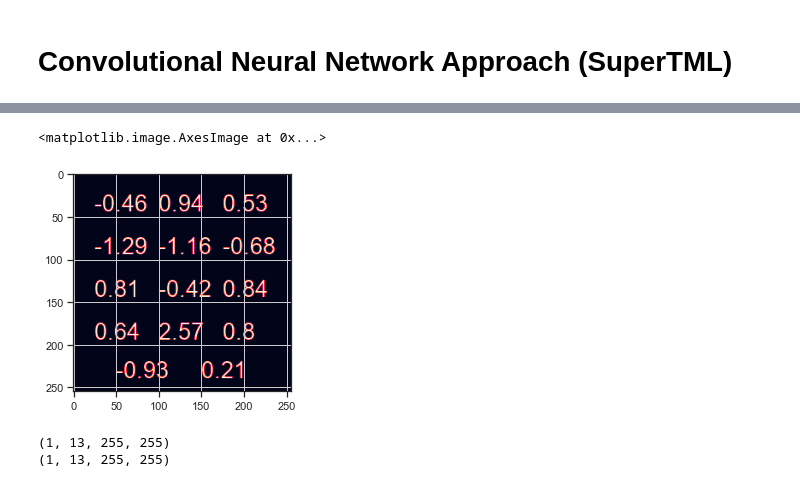
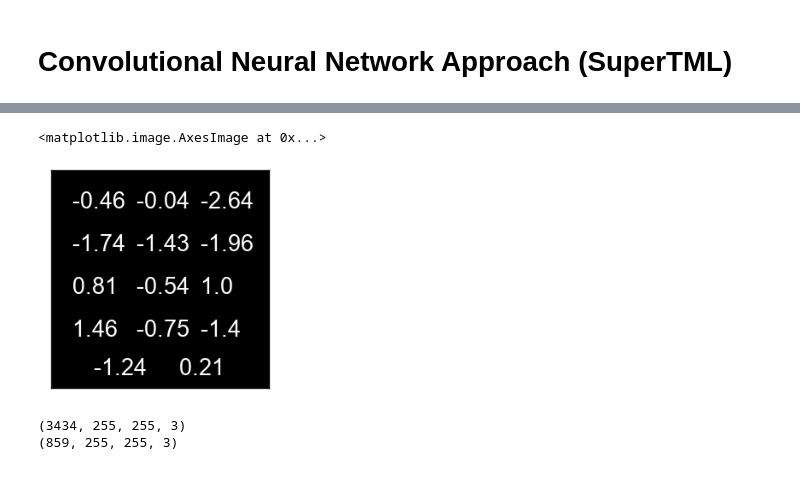
Before and after one commit to nullmaxwell/learnify, a Jupyter notebook: main.ipynb, the cells around one changed output, grey strips where cells are left out. Cells and saved outputs as stored; diff of their text form; code cells hidden in the pictures.

Commit message:
CNN now trainable, image creation complete.

```diff
--- a/main.ipynb
+++ b/main.ipynb
@@ -448,29 +448,43 @@ def imageEncode(data):
                 (25, 170), (100, 170),(175, 170),
                 (50, 215), (150, 215)]
 
+    # Going through each row
     for row in data.iterrows():
+        # Generate base image
         bg = np.array([[0 for _ in range(255)] for _ in range(255)], dtype = 'uint8')
         image = Image.fromarray(bg)
         draw = ImageDraw.Draw(image)
 
+        # Adding each feature to the image
         l = 0
         for col in range(0, len(data.columns)):
           value = round(row[1][col], 2)
           draw.text(location[l], str(value), fill = 'white', font = font)
           l += 1
 
-    rgb = [np.array(image, dtype='uint8') for _ in range(13)]
-    images.append(rgb)
+        rgb = [np.array(image, dtype='uint8') for _ in range(3)]
+        images.append(rgb)
 
-    return np.array(images) / 255
+    images = np.array(images) / 255
+
+    # move to channels last format
+    images = np.moveaxis(images, 1, -1)
+
+    return images
+
+    # images = np.array(images) / 255
+    # return np.reshape(images, (len(images), 255, 255, 3))
 # %%
 temp_set = imageEncode(cnn_train_X.sample(1))
 # %%
-plt.grid()
-plt.imshow(temp_set[-1][0])
+plt.figure()
+plt.xticks([])
+plt.yticks([])
+plt.grid(False)
+plt.imshow(temp_set[0])
 # %% [output]
 <matplotlib.image.AxesImage at 0x...>
-[figure, old version]
+[figure, new version]
 # %%
 cnn_train_X = imageEncode(cnn_train_X)
 cnn_valid_X = imageEncode(cnn_valid_X)
@@ -478,8 +492,8 @@ cnn_valid_X = imageEncode(cnn_valid_X)
 print(cnn_train_X.shape)
 print(cnn_valid_X.shape)
 # %% [output]
-(1, 13, 255, 255)
-(1, 13, 255, 255)
+(3434, 255, 255, 3)
+(859, 255, 255, 3)
 # %%
 from tensorflow.keras import datasets, layers, models
 from tensorflow.keras.layers import Input, Dropout, Flatten, Conv2D, MaxPooling2D, Dense, Activation
```
Also changed, not shown: parts of 7 cells of this notebook, 2 other files.
